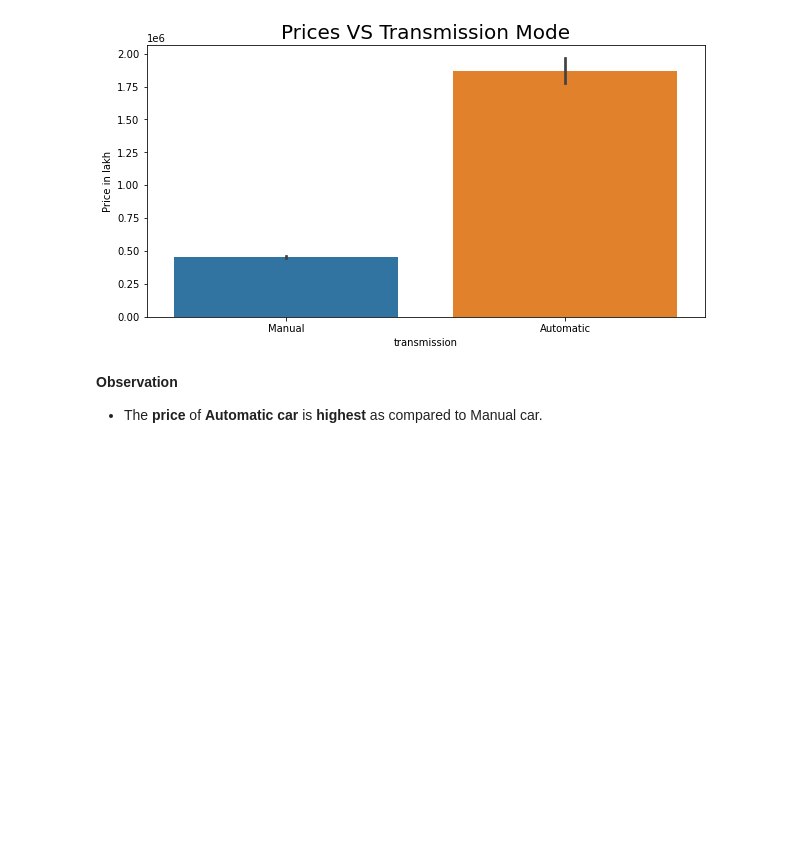
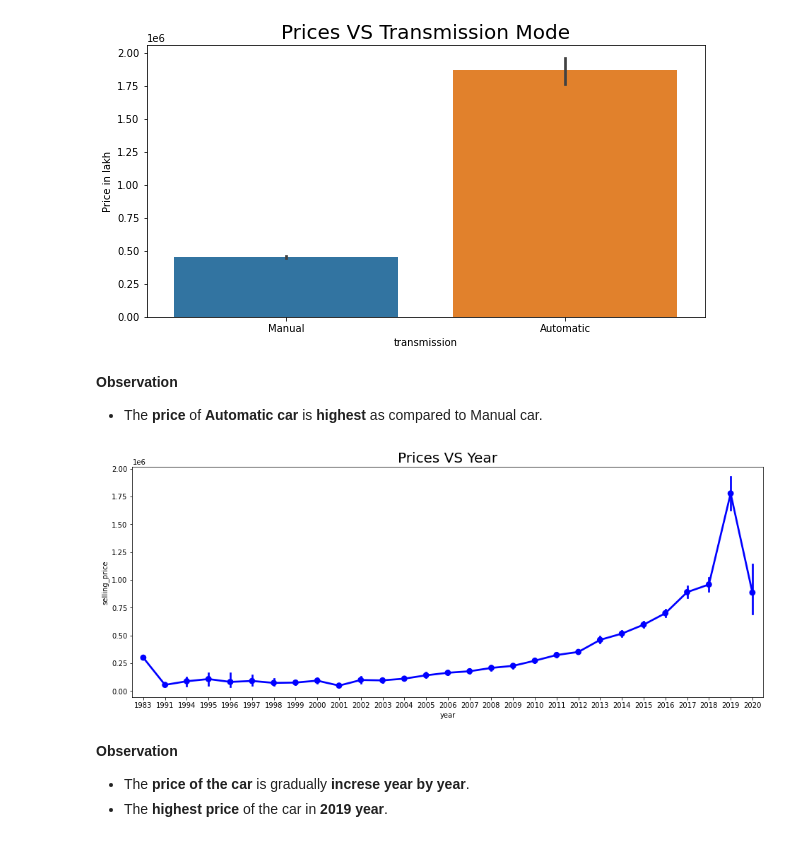
Before and after one commit to Sialsanwal/Data-Science, a Jupyter notebook: Machine learning Model/Regression Model/Project 1/Car Price EDA.ipynb, the cells around one changed output. Drawn from its saved outputs; the diff is of its cells as text; code cells hidden in the pictures; blank space fills up the shorter version.

```diff
--- a/Machine learning Model/Regression Model/Project 1/Car Price EDA.ipynb
+++ b/Machine learning Model/Regression Model/Project 1/Car Price EDA.ipynb
@@ -291,3 +291,14 @@ plt.show()
 # %% [markdown]
 **Observation**
 - The **price** of **Automatic car** is **highest** as compared to Manual car.
+# %%
+plt.figure(figsize=(16,6))
+sns.pointplot(data=df,x=df.year,y=df["selling_price"],color='b')
+plt.title("Prices VS Year",fontsize=20)
+plt.show()
+# %% [output]
+[figure, added]
+# %% [markdown]
+**Observation**
+- The **price of the car** is gradually **increse year by year**.
+- The **highest price** of the car in **2019 year**.
```
